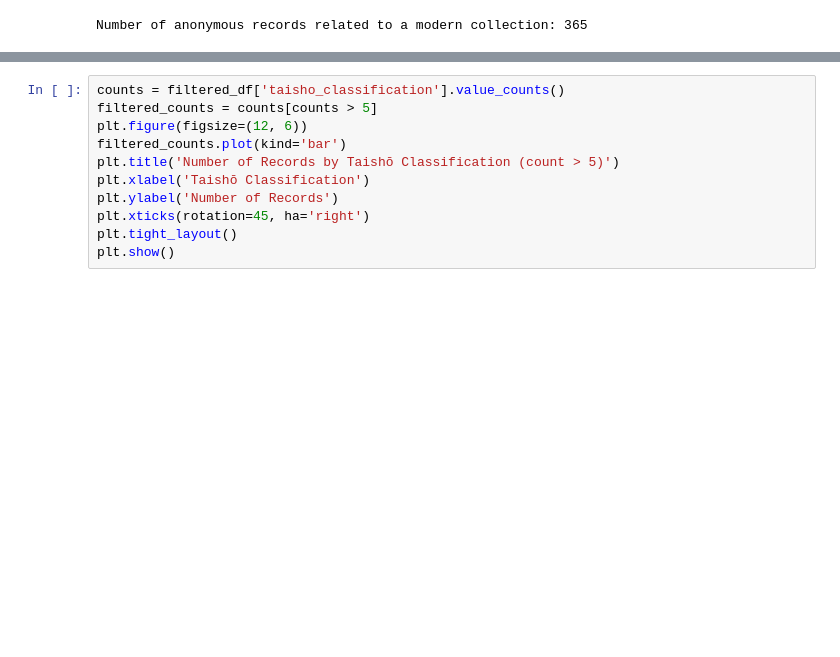
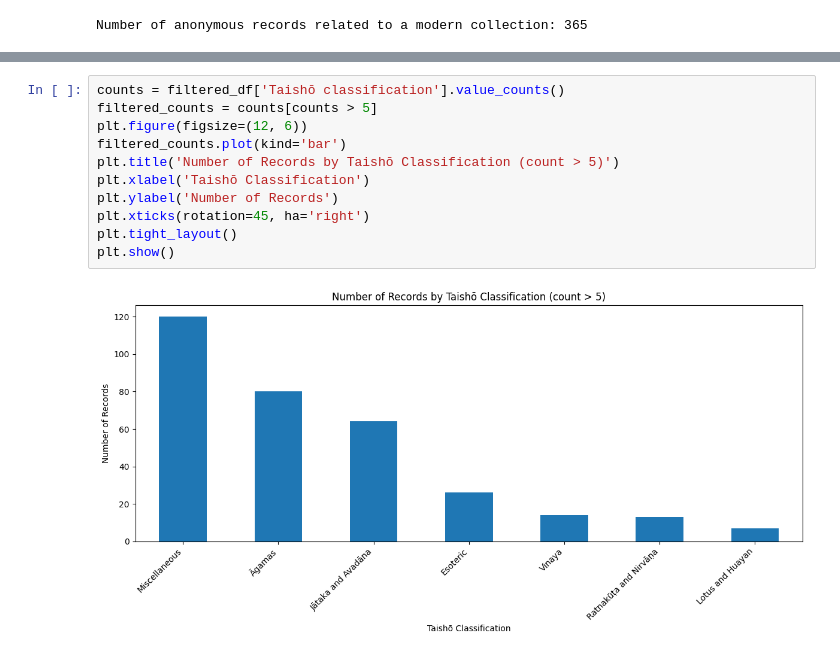
Before and after one commit to Silk-Road-Corpus/silk_road_corpus, a Jupyter notebook: eda.ipynb, the cells around one changed output, grey strips where cells are left out. Drawn from its saved outputs; the diff is of its cells as text; blank space fills up the shorter version.

```diff
--- a/eda.ipynb
+++ b/eda.ipynb
@@ -61,11 +87,13 @@ Number of anonymous records related to a modern collection: 365
 # %%
-counts = filtered_df['taisho_classification'].value_counts()
+counts = filtered_df['Taishō classification'].value_counts()
 filtered_counts = counts[counts > 5]
 plt.figure(figsize=(12, 6))
 filtered_counts.plot(kind='bar')
 plt.title('Number of Records by Taishō Classification (count > 5)')
 plt.xlabel('Taishō Classification')
 plt.ylabel('Number of Records')
 plt.xticks(rotation=45, ha='right')
 plt.tight_layout()
 plt.show()
+# %% [output]
+[figure, added]
```
Also changed, not shown: parts of 1 cell of this notebook, 8 other files.
